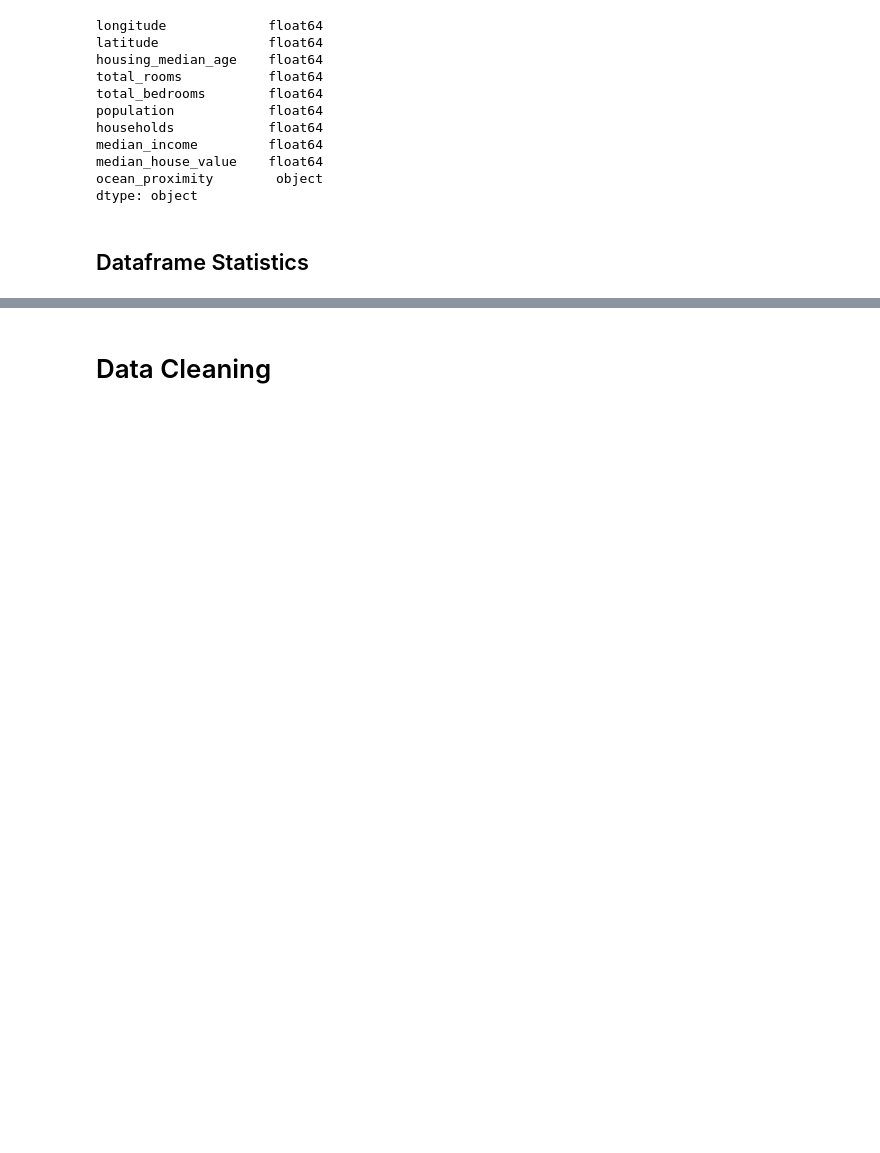
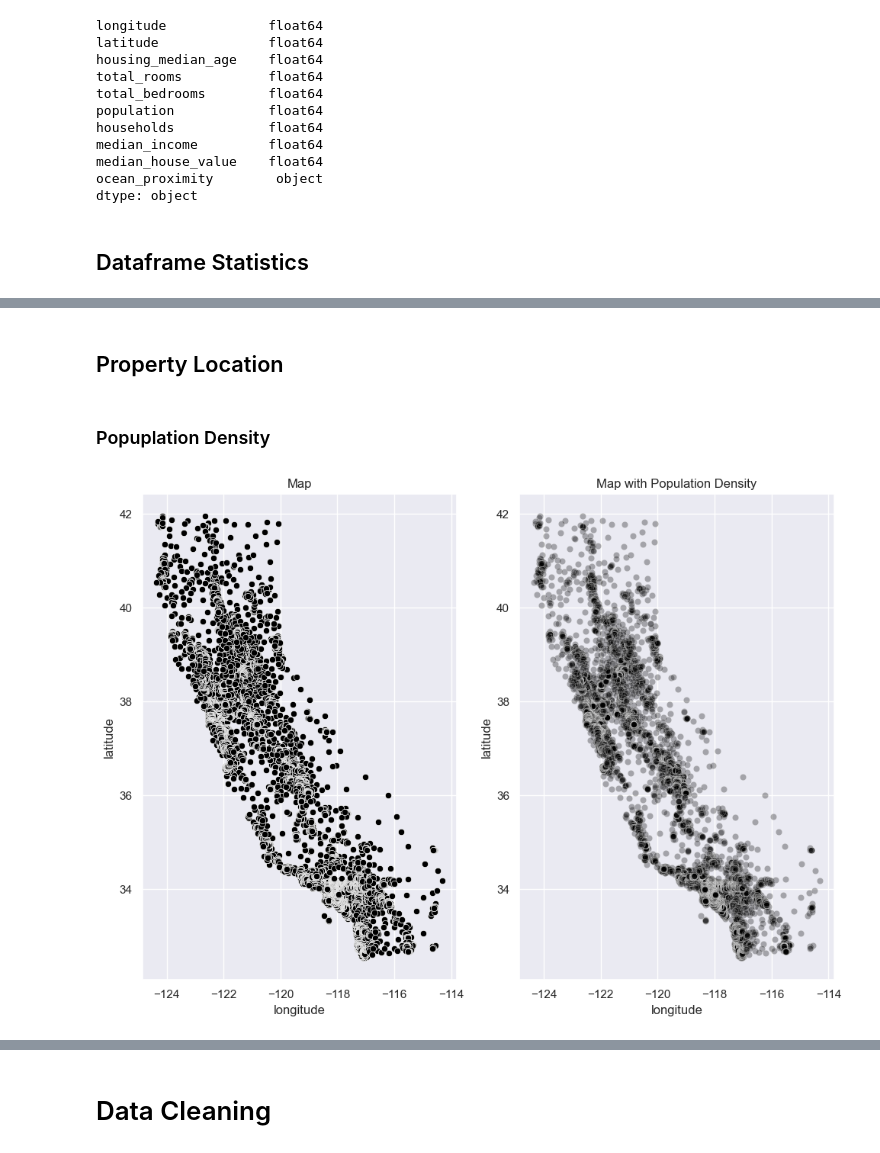
Before and after one commit to dilne/CaliforniaHousing, a Jupyter notebook: California Housing.ipynb, the cells around one changed output, grey strips where cells are left out. Drawn from its saved outputs; the diff is of its cells as text; code cells hidden in the pictures; blank space fills up the shorter version.

Commit message:
Added maps from latitude and longitude

```diff
--- a/California Housing.ipynb
+++ b/California Housing.ipynb
@@ -77,3 +77,26 @@ df.describe()
 | 50% | -118.490000 | 34.260000 | 29.000000 | 2127.000000 | 435.000000 | 1166.000000 | 409.000000 | ... |
 | 75% | -118.010000 | 37.710000 | 37.000000 | 3148.000000 | 647.000000 | 1725.000000 | 605.000000 | ... |
 | max | -114.310000 | 41.950000 | 52.000000 | 39320.000000 | 6445.000000 | 35682.000000 | 6082.000000 | ... |
+# %% [markdown]
+## Property Location
+# %% [markdown]
+### Popuplation Density
+# %%
+fig, axes = plt.subplots(1, 2)
+
+sns.scatterplot(data=df,
+                x="longitude",
+                y="latitude",
+                color="black",
+                ax=axes[0]).set(title = "Map")
+
+sns.scatterplot(data=df,
+                x="longitude",
+                y="latitude",
+                color="black",
+                alpha=0.3,
+                ax=axes[1]).set(title = "Map with Population Density")
+
+plt.show()
+# %% [output]
+[figure, added]
```
Also changed, not shown: parts of 3 cells of this notebook.
